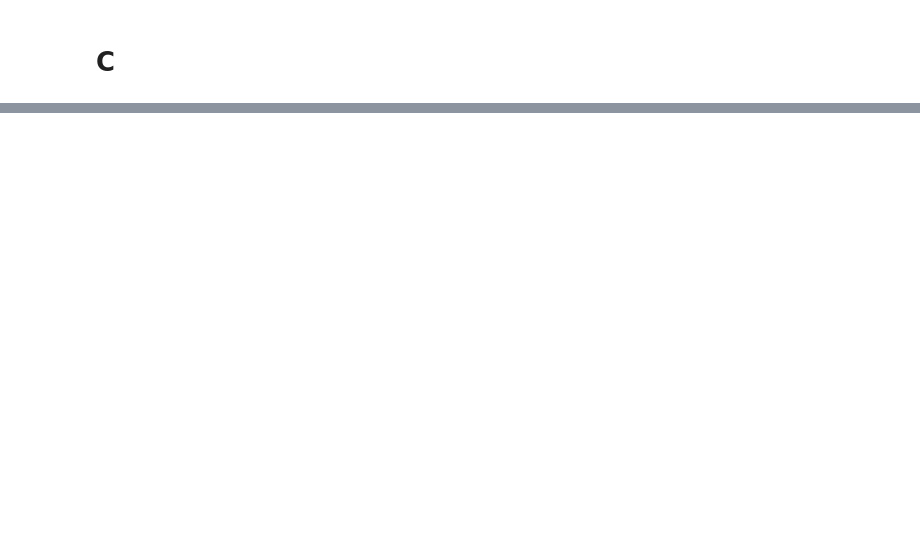
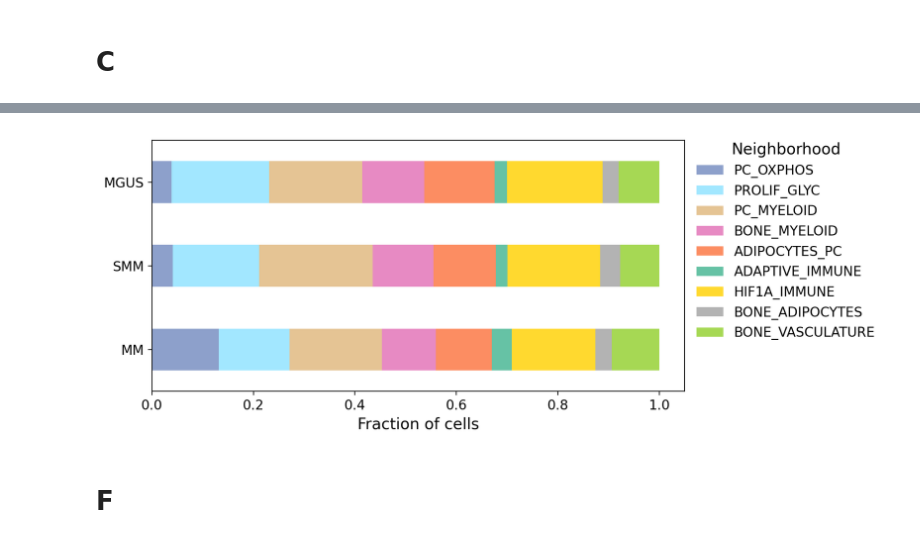
Before and after one commit to SchapiroLabor/myeloma_imc, a Jupyter notebook: src/Paper/figure_plots/figure_4.ipynb, the cells around one changed output, grey strips where cells are left out. Cells and saved outputs as stored; diff of their text form; code cells hidden in the pictures; blank space fills up the shorter version.

```diff
--- a/src/Paper/figure_plots/figure_4.ipynb
+++ b/src/Paper/figure_plots/figure_4.ipynb
@@ -613,0 +114,10 @@ plt.savefig(os.path.join(save_path_supp, f'interaction_all_immune_tumor.{extensi
+# %%
+grouped_df = pd.crosstab(
+    [adata.obs['patient_ID'], adata.obs['disease3']],
+    adata.obs['cellcharter_CN'],
+    normalize='index'
+)
+summary_stats = grouped_df.groupby(level='disease3').agg(['mean'])
+summary_stats.columns = summary_stats.columns.get_level_values(0)
+summary_stats = summary_stats.reindex(['MM', 'SMM', 'MGUS'])
+summary_stats
@@ -613,0 +132,15 @@ plt.savefig(os.path.join(save_path_supp, f'interaction_all_immune_tumor.{extensi
+# %%
+fig, ax = plt.subplots(figsize=(10, 4))
+ax = summary_stats.plot(kind='barh', stacked=True, color=neighborhood_color_map, ax=ax)
+plt.title('')
+ax.set_xlabel('Fraction of cells', fontsize=14)
+ax.set_xticklabels([f"{y:.1f}" for y in ax.get_xticks()], fontsize=12)
+ax.set_yticklabels(ax.get_yticklabels(), fontsize=12)
+plt.ylabel('')
+plt.legend(title='Neighborhood', bbox_to_anchor=(1, 1.04), loc='upper left', fontsize=12, title_fontsize=14, framealpha=0)
+plt.tight_layout()
+plt.savefig(os.path.join(save_path, f'neighborhood_compositions_mean.{extension}'), dpi=300)
+# %% [output]
+[figure, added]
+# %% [markdown]
+# F
```
Also changed, not shown: parts of 65 cells of this notebook, 17 other files.
